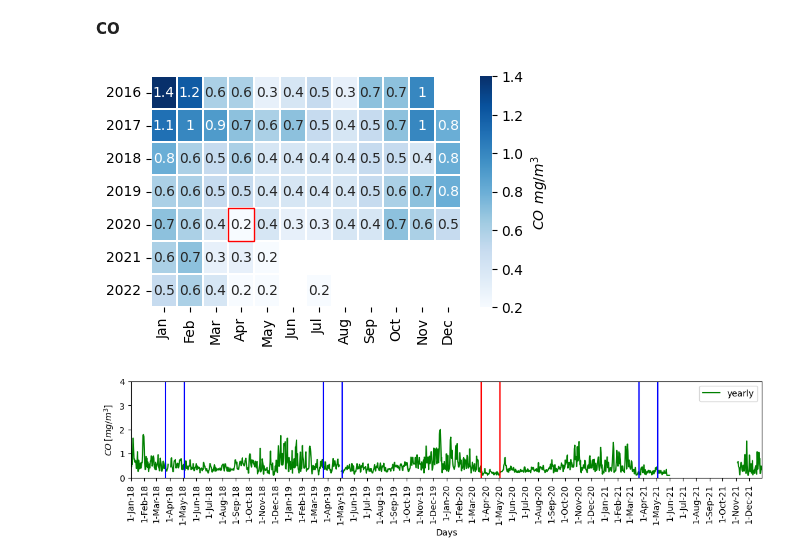
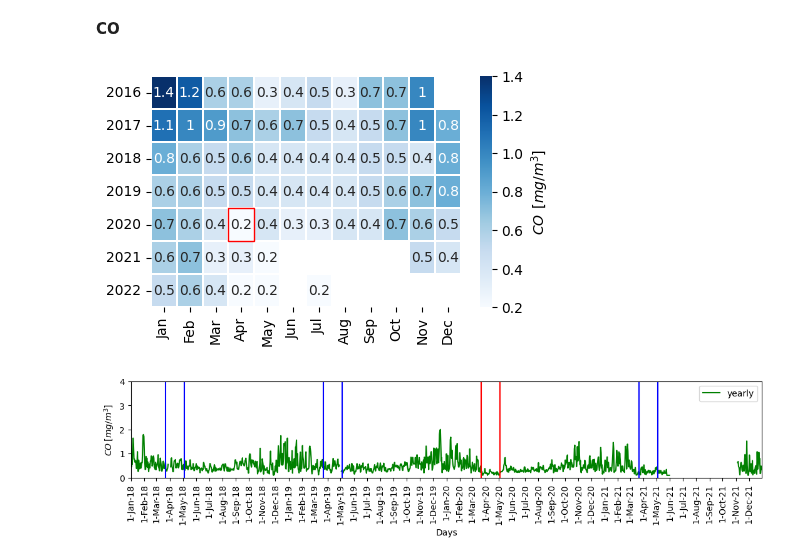
Before and after one commit to costpetrides/Air-pollution-COVID-19-impact, a Jupyter notebook: Yearly/ATH.ipynb, the cells around one changed output. Cells and saved outputs as stored; diff of their text form; code cells hidden in the pictures.

```diff
--- a/Yearly/ATH.ipynb
+++ b/Yearly/ATH.ipynb
@@ -109,36 +109,36 @@ import pandas as pd
 
 array = [[ 1.4, 1.2, 0.6, 0.6, 0.3, 0.4, 0.5, 0.3, 0.7, 0.7, 1.0, None],
          [ 1.1, 1.0, 0.9, 0.7, 0.6, 0.7, 0.5, 0.4, 0.5, 0.7, 1.0, 0.8],
          [ 0.8, 0.6, 0.5, 0.6, 0.4, 0.4, 0.4, 0.4, 0.5, 0.5, 0.4, 0.8],    # G: years and S: months
          [ 0.6, 0.6, 0.5, 0.5, 0.4, 0.4, 0.4, 0.4, 0.5, 0.6, 0.7, 0.8],
          [ 0.7, 0.6, 0.4, 0.2, 0.4, 0.3, 0.3, 0.4, 0.4, 0.7, 0.6, 0.5],
-         [ 0.6, 0.7, 0.3, 0.3, 0.2,  None,  None,  None,  None,  None,  None,  None],
+         [ 0.6, 0.7, 0.3, 0.3, 0.2,  None,  None,  None,  None,  None,  0.5, 0.4],
          [ 0.5, 0.6, 0.4, 0.2, 0.2,  None,   0.2, None,  None,  None,  None,  None ]]
 
 month=['Jan', 'Feb', 'Mar', 'Apr', 'May', 'Jun', 'Jul', 'Aug', 'Sep', 'Oct', 'Nov', 'Dec']
 year=['2016','2017','2018','2019','2020','2021','2022']
 
 df_cm = pd.DataFrame(array, index = year,
                      columns = month)
 
 plt.figure(figsize = (5,3))
 
-sn.heatmap(df_cm, annot=True, linewidth=0.01, cbar_kws={'label': '$CO \:\:mg/m^{3}$'}, cmap='Blues',fmt='g')
+sn.heatmap(df_cm, annot=True, linewidth=0.01, cbar_kws={'label': '$CO \:\: [mg/m^{3}]$'}, cmap='Blues',fmt='g')
 # Highlighting the cell 'April 2020'
 target_year = '2020'
 target_month = 'Apr'
 
 # Find the index positions of the target year and month
 target_year_index = df_cm.index.get_loc(target_year)
 target_month_index = df_cm.columns.get_loc(target_month)
 
 # Add a red border to the target cell
 plt.gca().add_patch(patches.Rectangle((target_month_index, target_year_index), 1, 1, fill=False, edgecolor='red', lw=1))
 
 plt.savefig('heatmap.png')
 plt.savefig('heatmap.pdf')
 # %% [output]
-[figure, old version]
+[figure, new version]
 # %%
 plt.figure(figsize=(13,2))
 
```
Also changed, not shown: parts of 4 cells of this notebook.
